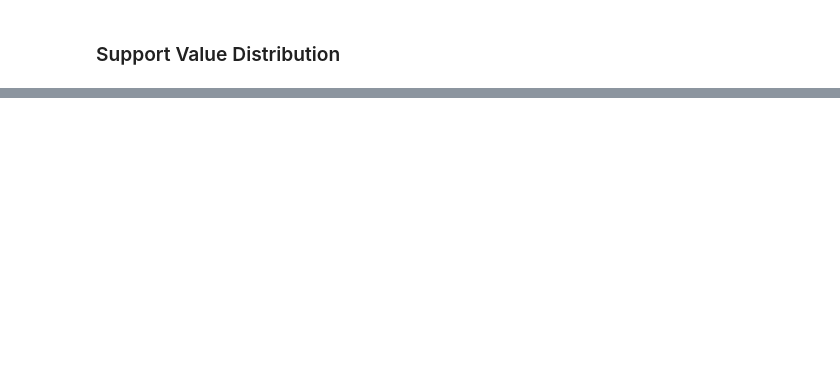
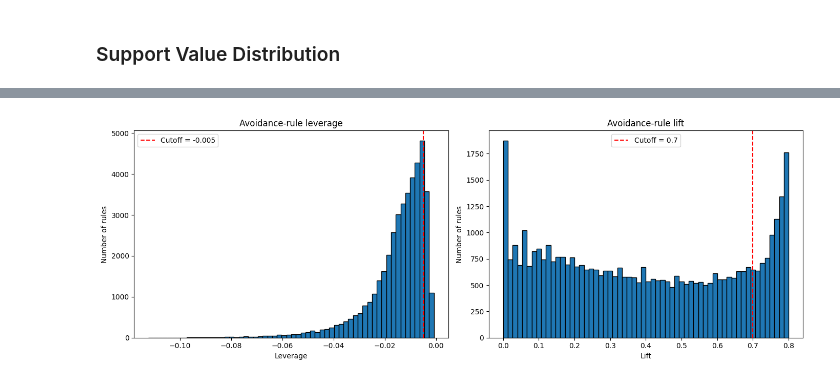
Before and after one commit to rachelbronerHU/bio-association-rule-mining-and-correlation, a Jupyter notebook: result_exploration/check_result_data.ipynb, the cells around one changed output, grey strips where cells are left out. Drawn from its saved outputs; the diff is of its cells as text; code cells hidden in the pictures; blank space fills up the shorter version.

```diff
--- a/result_exploration/check_result_data.ipynb
+++ b/result_exploration/check_result_data.ipynb
@@ -356,0 +442,14 @@ Leverage Rule 2: 0.005125
+# %%
+# Avoidance effect-size distributions
+LEVERAGE_CUTOFF = -0.005
+LIFT_CUTOFF = 0.7
+
+negative_rules = results_df.loc[
+    results_df["Kind"].eq("avoids")
+].copy()
+
+leverage = negative_rules["Leverage"].dropna()
+lift = negative_rules["Lift"].dropna()
+
+leverage_pass = leverage <= LEVERAGE_CUTOFF
+lift_pass = lift <= LIFT_CUTOFF
@@ -356,0 +480,27 @@ Leverage Rule 2: 0.005125
+# %%
+fig, axes = plt.subplots(1, 2, figsize=(14, 5))
+
+axes[0].hist(leverage, bins=60, edgecolor="black")
+axes[0].axvline(
+    LEVERAGE_CUTOFF, color="red", linestyle="--",
+    label=f"Cutoff = {LEVERAGE_CUTOFF}"
+)
+axes[0].set_title("Avoidance-rule leverage")
+axes[0].set_xlabel("Leverage")
+axes[0].set_ylabel("Number of rules")
+axes[0].legend()
+
+axes[1].hist(lift, bins=60, edgecolor="black")
+axes[1].axvline(
+    LIFT_CUTOFF, color="red", linestyle="--",
+    label=f"Cutoff = {LIFT_CUTOFF}"
+)
+axes[1].set_title("Avoidance-rule lift")
+axes[1].set_xlabel("Lift")
+axes[1].set_ylabel("Number of rules")
+axes[1].legend()
+
+plt.tight_layout()
+plt.show()
+# %% [output]
+[figure, added]
```
Also changed, not shown: parts of 17 cells of this notebook.
